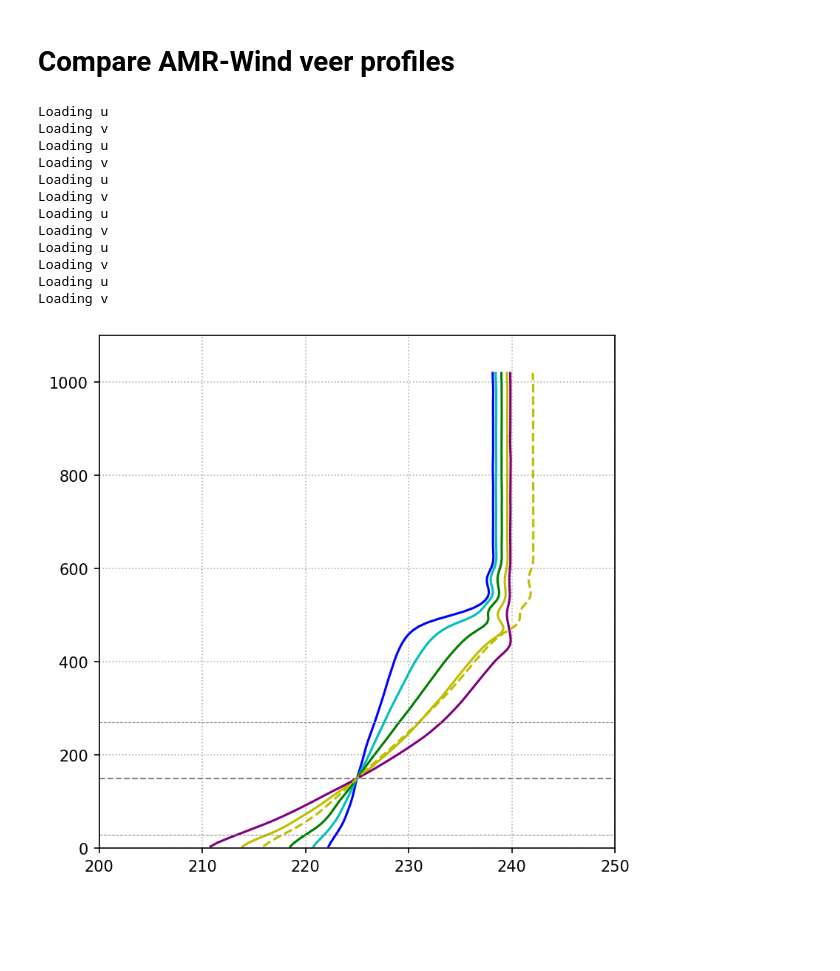
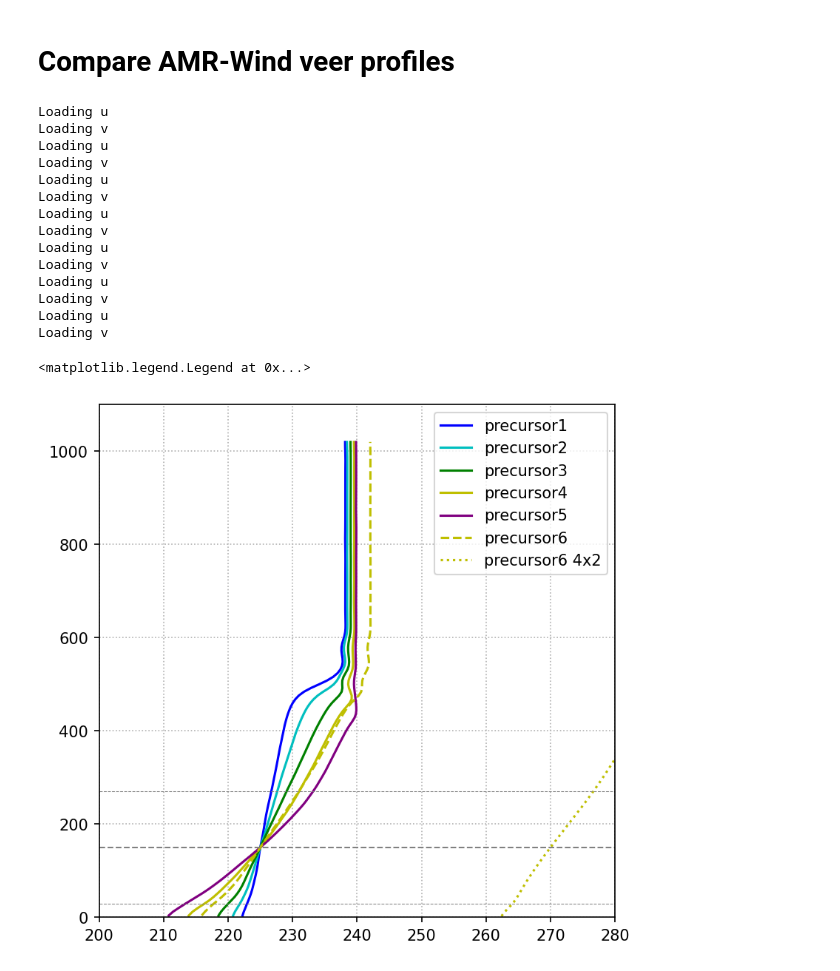
Before and after one commit to lawrenceccheung/ALCC_Frontier_WindFarm, a Jupyter notebook: precursor/MedWS_LowTI/Postprocessing_MedWS_LowTI1.ipynb, the cells around one changed output. Drawn from its saved outputs; the diff is of its cells as text; code cells hidden in the pictures; blank space fills up the shorter version.

```diff
--- a/precursor/MedWS_LowTI/Postprocessing_MedWS_LowTI1.ipynb
+++ b/precursor/MedWS_LowTI/Postprocessing_MedWS_LowTI1.ipynb
@@ -67,6 +67,10 @@ caselist = [
              'inputfile':'MedWS_LowTI_precursor1.inp',
              'ncfile':'post_processing/abl_statistics48000.nc', 'avgtimes':[25000, 30000],
              'mstyle':{'mfc':'y', 'marker':'o', 'lw':0, 'mec':'k',}, 'lstyle':{'color':'y', 'ls':'--'}},
+            {'rundir':rundir+'/precursor6_4kmX2km_5m', 'tag':'precursor6 4x2',
+             'inputfile':'MedWS_LowTI_precursor1.inp',
+             'ncfile':'post_processing/abl_statistics45000.nc', 'avgtimes':[25000, 30000],
+             'mstyle':{'mfc':'y', 'marker':'^', 'lw':0, 'mec':'k',}, 'lstyle':{'color':'y', 'ls':':'}},
            ]
 
 # Average between 15,000 sec to 20,000 sec
@@ -306,32 +320,36 @@ Loading theta
 # %%
 # Plot veer
 fig, ax = plt.subplots(figsize=(6,6), facecolor='w', dpi=150)
 
 # This command returns the data, and then you can plot it individually
 for case in caselist:
     amrdat = case['App'].ABLpostpro_plotprofiles(plotvars=['WindDir'], avgt=case['avgtimes'])
     lstyle=case['lstyle']
     plt.plot(amrdat['WindDir']['data'], amrdat['WindDir']['z'], label=case['tag'], **lstyle)
 
 # Plot the turbine dimensions
-plotrotorlines(ARM_zHH, rotorD, 200, 250, linestyles='dashed', color='gray',)
+plotrotorlines(ARM_zHH, rotorD, 200, 300, linestyles='dashed', color='gray',)
 plt.ylim([0, 1100]) #[0, 2000]
-plt.xlim([200, 250]) #[170, 190]
+plt.xlim([200, 280]) #[170, 190]
 plt.grid(ls=':')
+ax.legend()
 # %% [output]
 Loading u
 Loading v
 Loading u
 Loading v
 Loading u
 Loading v
 Loading u
 Loading v
 Loading u
 Loading v
 Loading u
 Loading v
+Loading u
+Loading v
+<matplotlib.legend.Legend at 0x...>
-[figure, old version]
+[figure, new version]
 # %%
 # Plot TI
 fig, ax = plt.subplots(figsize=(6,6), facecolor='w', dpi=150)
```
Also changed, not shown: parts of 8 cells of this notebook.
